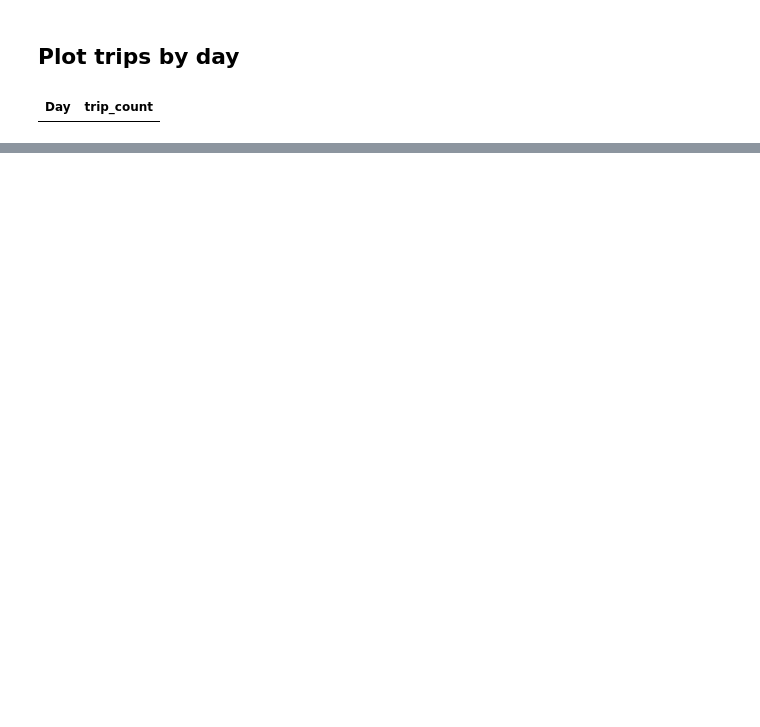
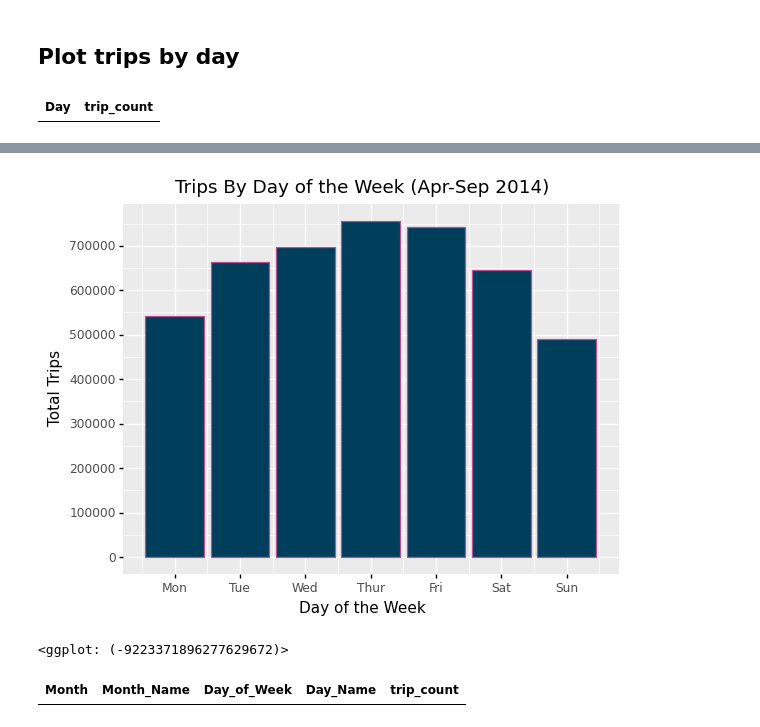
Before and after one commit to ngachago/uber_analysis, a Jupyter notebook: uber_data_viz.ipynb, the cells around one changed output, grey strips where cells are left out. Cells and saved outputs as stored; diff of their text form; code cells hidden in the pictures; blank space fills up the shorter version.

```diff
--- a/uber_data_viz.ipynb
+++ b/uber_data_viz.ipynb
@@ -244,0 +255,17 @@ day_data
+# %%
+ggplot(week_day, aes('Day_of_Week', 'trip_count')) + \
+geom_bar(stat='identity', fill='#003f5c', color='#bc5090') + \
+labels.ggtitle('Trips By Day of the Week (Apr-Sep 2014)') + labels.xlab('Day of the Week') + labels.ylab('Total Trips') + \
+scales.scale_x_continuous(breaks=range(0, 7), labels=week_day['Day_Name']) + \
+scales.scale_y_continuous(breaks=range(0, 800000, 100000))
+# %% [output]
+[figure, added]
+<ggplot: (-9223371896277629672)>
+# %%
+# Trips by month and day of week
+
+week_month = data.groupby(by=['Month', 'Month_Name', 'Day_of_Week', 'Day_Name']).sum().reset_index()
+week_month = week_month[['Month', 'Month_Name', 'Day_of_Week', 'Day_Name', 'trip_count']]
+week_month
+# %% [output]
+| Month | Month_Name | Day_of_Week | Day_Name | trip_count |
```
Also changed, not shown: parts of 32 cells of this notebook, 2 other files.
